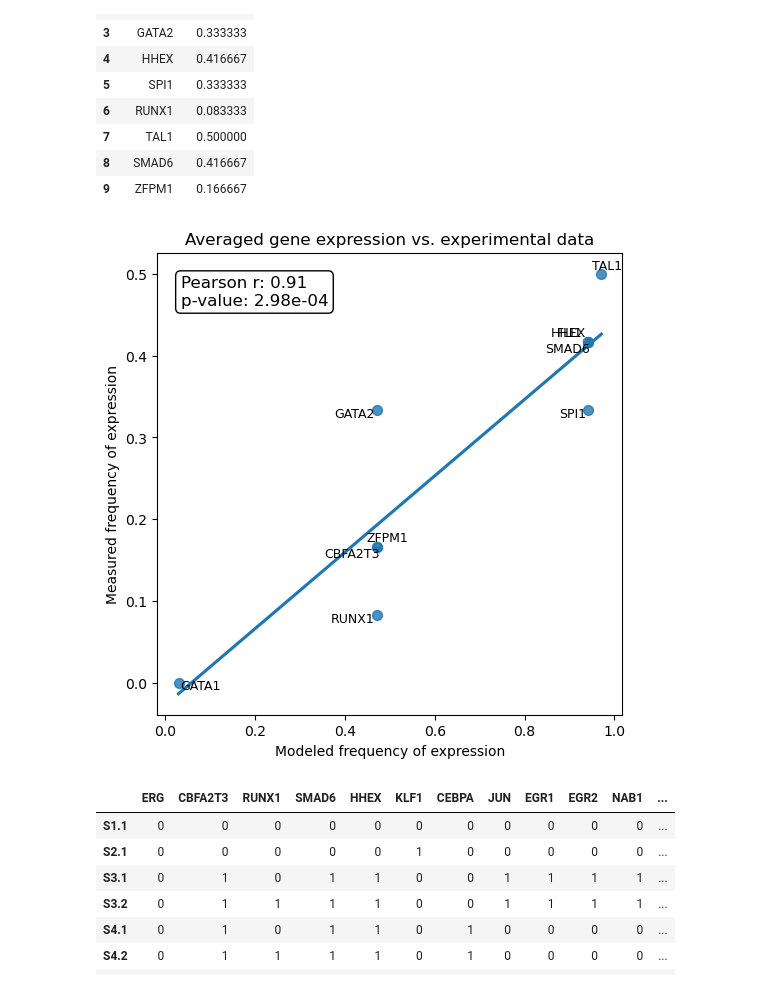
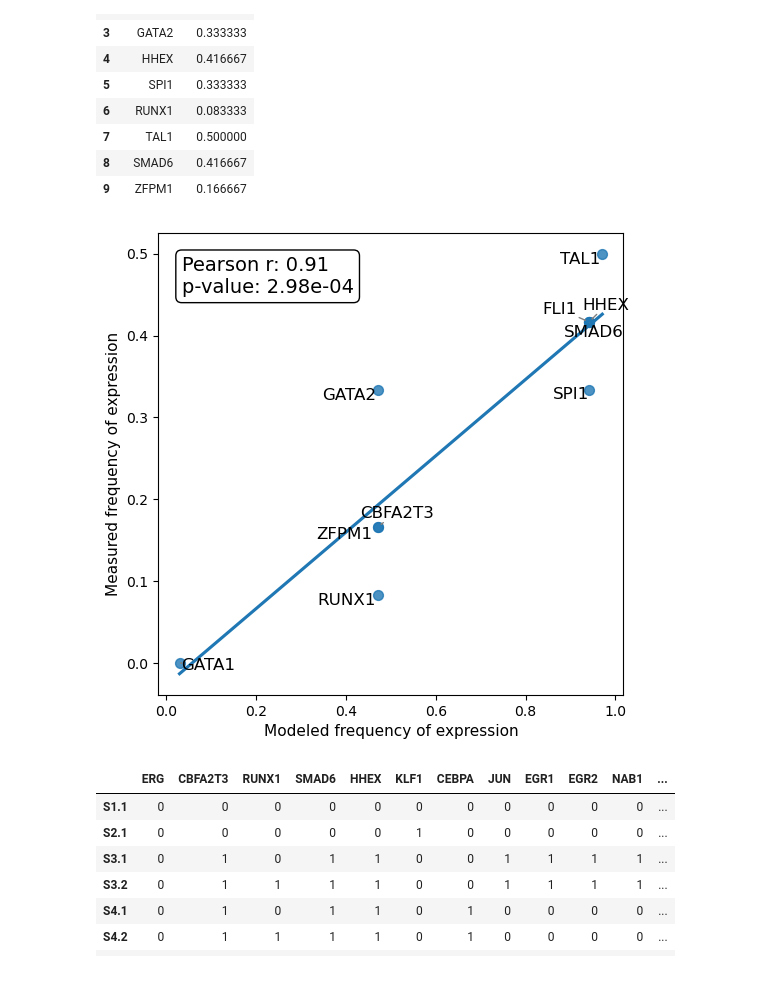
Before and after one commit to IlyaLab/LogicModelMerger, a Jupyter notebook: Evaluating the merged model/Correlation with HSC expression.ipynb, the cells around one changed output. Cells and saved outputs as stored; diff of their text form; code cells hidden in the pictures.

Commit message:
Update format and path to files

```diff
--- a/Evaluating the merged model/Correlation with HSC expression.ipynb
+++ b/Evaluating the merged model/Correlation with HSC expression.ipynb
@@ -53,9 +53,10 @@ from adjustText import adjust_text
 # %% [output]
 This notebook has been executed using the docker image `colomoto/colomoto-docker:2024-03-01`
 # %%
-merged_and_name = "persistent/Models/merged_and_" + model1name + "_" + model2name
-merged_inhibitor_wins_name = "persistent/Models/merged_inhibitor_wins_" + model1name + "_" + model2name
-merged_or_name = "persistent/Models/merged_or_" + model1name + "_" + model2name
+home = "persistent/" # home path for Logic Model Merger
+merged_and_name = home + "Models/merged_and_" + model1name + "_" + model2name
+merged_inhibitor_wins_name = home + "Models/merged_inhibitor_wins_" + model1name + "_" + model2name
+merged_or_name = home + "Models/merged_or_" + model1name + "_" + model2name
 
 # load the network
 merged_and = boolnet.loadSBML(merged_and_name + ".sbml")
@@ -104,28 +105,28 @@ for i in range(3):
 
     df = df.T
     df.index = df.index.str.replace('Attr', 'S')
-    df.to_csv('persistent/SimulationResults/' + df_name + "_" + model1name + "_" + model2name + '.csv')
+    df.to_csv(home + 'SimulationResults/' + df_name + "_" + model1name + "_" + model2name + '.csv')
 # %%
 # Model1 results
-df1 = pd.read_csv("persistent/SimulationResults/attr_" + model1name + ".csv", index_col = 0)
+df1 = pd.read_csv(home + "SimulationResults/attr_" + model1name + ".csv", index_col = 0)
 df1.index = df1.index.str.replace('S', 'B')
 
 # Model2 results
-df2 = pd.read_csv("persistent/SimulationResults/attr_" + model2name + ".csv", index_col = 0)
+df2 = pd.read_csv(home + "SimulationResults/attr_" + model2name + ".csv", index_col = 0)
 df2.index = df2.index.str.replace('S', 'K')
 
 # Merged results
-df_and = pd.read_csv("persistent/SimulationResults/attr_merged_and_" + model1name + "_" + model2name + '.csv', index_col = 0)
+df_and = pd.read_csv(home + "SimulationResults/attr_merged_and_" + model1name + "_" + model2name + '.csv', index_col = 0)
 
-df_inhibitor_wins = pd.read_csv("persistent/SimulationResults/attr_merged_inhibitor_wins_" + model1name + "_" + model2name + '.csv', index_col = 0)
+df_inhibitor_wins = pd.read_csv(home + "SimulationResults/attr_merged_inhibitor_wins_" + model1name + "_" + model2name + '.csv', index_col = 0)
 
-222ffr  dddd1           222277
+df_or = pd.read_csv(home + "SimulationResults/attr_merged_or_" + model1name + "_" + model2name + '.csv', index_col = 0)
 # %% [markdown]
 ## Using the Ramos et al. 2006 data
 
 Data are collected from the supplementary material of Ramos et al. 2006.
 # %%
-exp = pd.read_csv("persistent/Data/Expression/Expression_Ramos.csv")
+exp = pd.read_csv(home + "Data/Expression/Expression_Ramos.csv")
 exp
 # %% [output]
 |  | Gene | Expression |
@@ -143,39 +144,38 @@ exp
 def cor_exp(df1):
     # Calculate frequency of expression for each gene
     frequency = df1.sum() / len(df1)
 
     # Convert frequency to a DataFrame and reset index
     frequency_df = frequency.reset_index()
     frequency_df.columns = ['Gene', 'Frequency']
 
     # Merge with the expression DataFrame
     merged_data = pd.merge(frequency_df, exp, on='Gene', how='inner')
 
     # Compute Pearson correlation and p-value
     correlation, p_value = pearsonr(merged_data['Frequency'], merged_data['Expression'])
 
     # Plotting
     plt.figure(figsize=(6, 6))
     ax = sns.regplot(data=merged_data, x='Frequency', y='Expression', ci=None, scatter_kws={"s": 50})
-    plt.title('Averaged gene expression vs. experimental data')
-    plt.xlabel('Modeled frequency of expression')
-    plt.ylabel('Measured frequency of expression')
+    plt.xlabel('Modeled frequency of expression',fontsize = 11)
+    plt.ylabel('Measured frequency of expression',fontsize = 11)
 
     # Annotate Pearson correlation and p-value
     plt.text(0.05, 0.95, f'Pearson r: {correlation:.2f}\np-value: {p_value:.2e}',
-             ha='left', va='top', transform=ax.transAxes, fontsize=12, bbox=dict(boxstyle="round,pad=0.3", edgecolor='black', facecolor='white'))
+             ha='left', va='top', transform=ax.transAxes, fontsize=14, bbox=dict(boxstyle="round,pad=0.3", edgecolor='black', facecolor='white'))
 
     # Annotate gene names with adjustText to avoid overlaps
     texts = []
     for i, point in merged_data.iterrows():
-        texts.append(ax.text(point['Frequency'], point['Expression'], point['Gene'], ha='right', va='center', fontsize=9))
+        texts.append(ax.text(point['Frequency'], point['Expression'], point['Gene'], ha='right', va='center', fontsize=12))
 
     adjust_text(texts, arrowprops=dict(arrowstyle='->', color='grey'))
 
     plt.show()
 cor_exp(df1)
 # %% [output]
-[figure, old version]
+[figure, new version]
 # %%
 df_or
 # %% [output]
```
Also changed, not shown: parts of 24 cells of this notebook, 8 other files.
